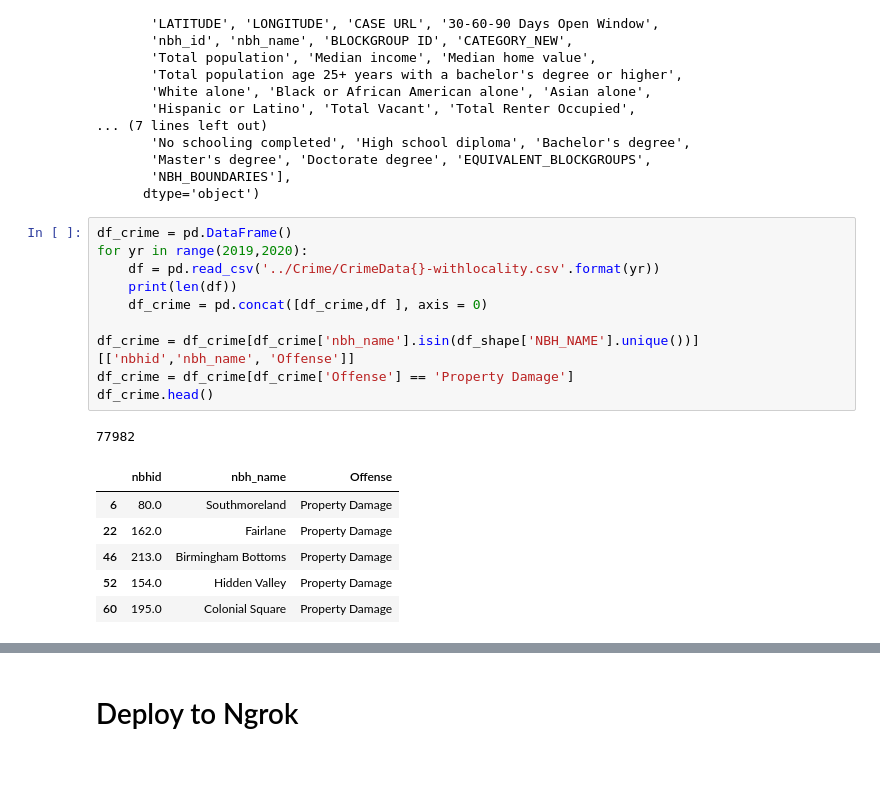
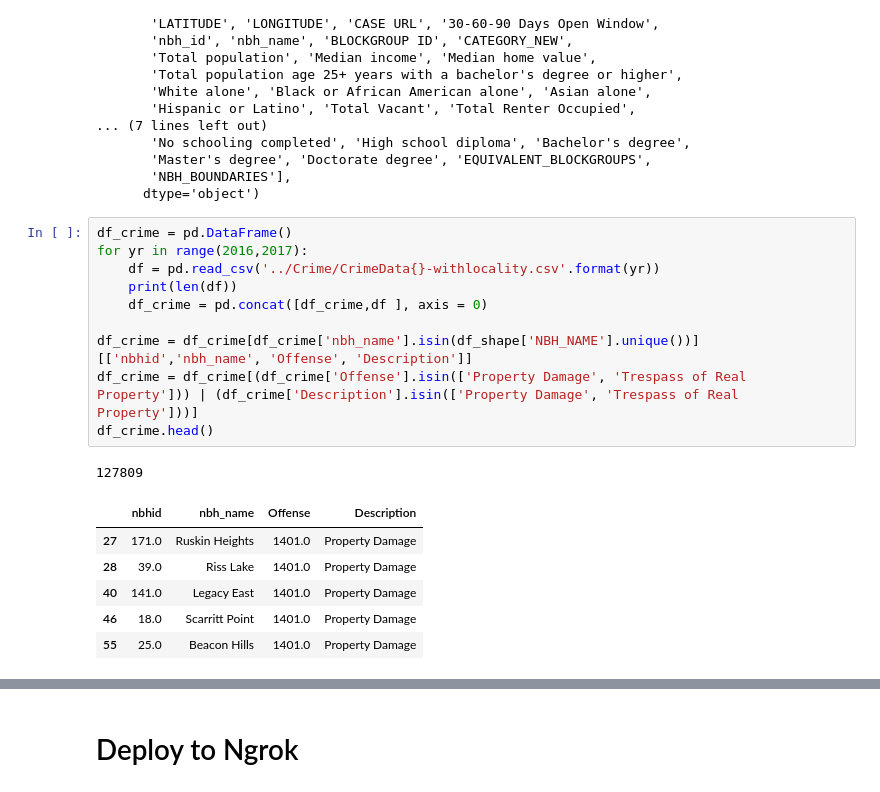
Before and after one commit to duyhho/NSFSCC-Python, a Jupyter notebook: 311/Neighborhood Profiles.ipynb, the cells around one changed output, grey strips where cells are left out. Cells and saved outputs as stored; diff of their text form.

```diff
--- a/311/Neighborhood Profiles.ipynb
+++ b/311/Neighborhood Profiles.ipynb
@@ -131,22 +146,22 @@ Index(['CASE ID', 'SOURCE', 'DEPARTMENT', 'WORK GROUP', 'REQUEST TYPE',
       dtype='object')
 # %%
 df_crime = pd.DataFrame()
-for yr in range(2019,2020):
+for yr in range(2016,2017):
     df = pd.read_csv('../Crime/CrimeData{}-withlocality.csv'.format(yr))
     print(len(df))
     df_crime = pd.concat([df_crime,df ], axis = 0)
 
-df_crime = df_crime[df_crime['nbh_name'].isin(df_shape['NBH_NAME'].unique())][['nbhid','nbh_name', 'Offense']]
-df_crime = df_crime[df_crime['Offense'] == 'Property Damage']
+df_crime = df_crime[df_crime['nbh_name'].isin(df_shape['NBH_NAME'].unique())][['nbhid','nbh_name', 'Offense', 'Description']]
+df_crime = df_crime[(df_crime['Offense'].isin(['Property Damage', 'Trespass of Real Property'])) | (df_crime['Description'].isin(['Property Damage', 'Trespass of Real Property']))]
 df_crime.head()
 # %% [output]
-77982
+127809
-|  | nbhid | nbh_name | Offense |
-| 6 | 80.0 | Southmoreland | Property Damage |
-| 22 | 162.0 | Fairlane | Property Damage |
-| 46 | 213.0 | Birmingham Bottoms | Property Damage |
-| 52 | 154.0 | Hidden Valley | Property Damage |
-| 60 | 195.0 | Colonial Square | Property Damage |
+|  | nbhid | nbh_name | Offense | Description |
+| 27 | 171.0 | Ruskin Heights | 1401.0 | Property Damage |
+| 28 | 39.0 | Riss Lake | 1401.0 | Property Damage |
+| 40 | 141.0 | Legacy East | 1401.0 | Property Damage |
+| 46 | 18.0 | Scarritt Point | 1401.0 | Property Damage |
+| 55 | 25.0 | Beacon Hills | 1401.0 | Property Damage |
 # %%
 property_violations_agg_df = df_property.groupby('nbh_name').size().sort_values(ascending=False).to_frame('property_violations_calls').head(50)
 property_crime_agg_df = df_crime.groupby(['nbh_name']).size().to_frame('property_damages').reset_index()
```
Also changed, not shown: parts of 9 cells of this notebook.
